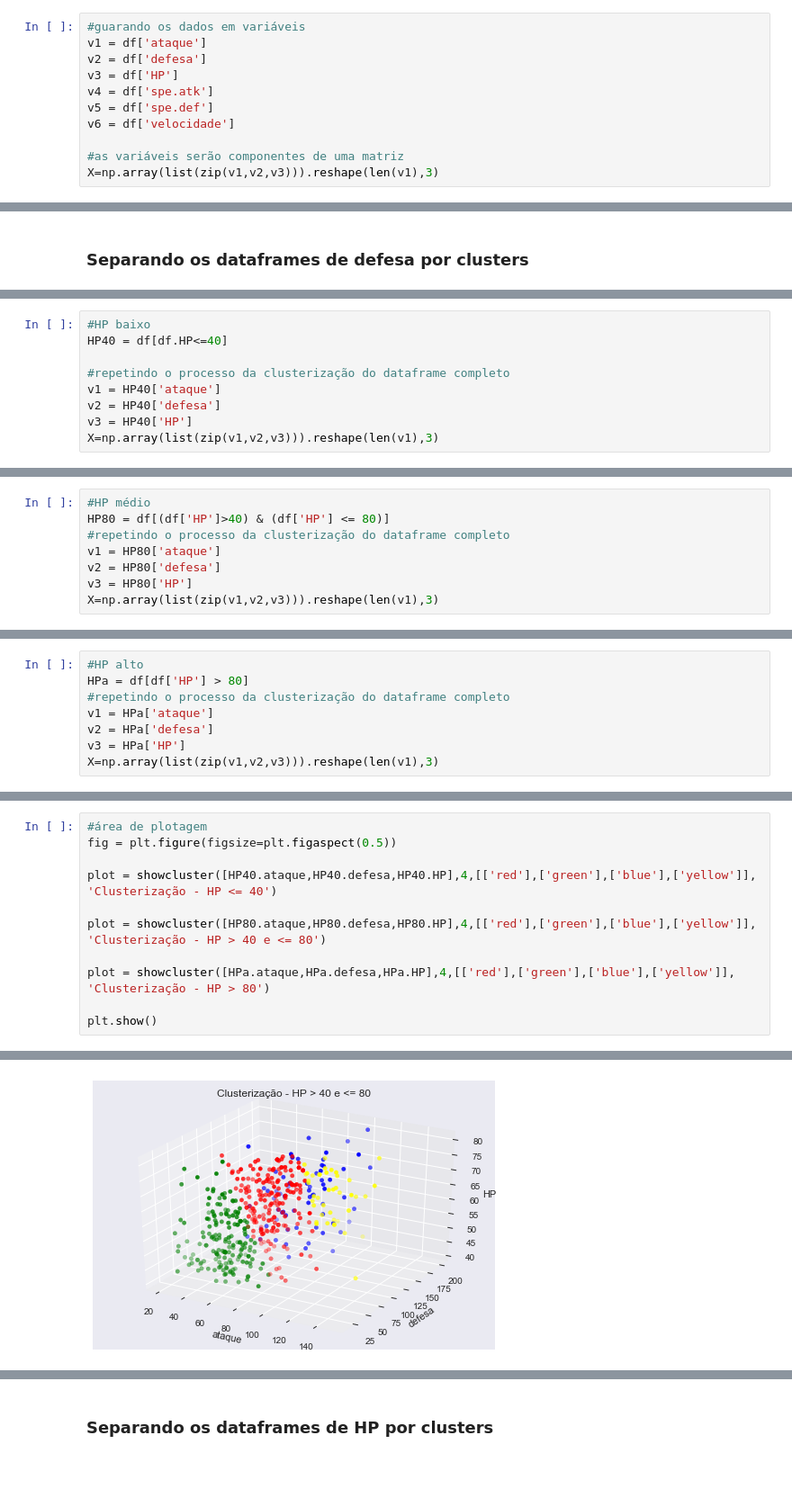
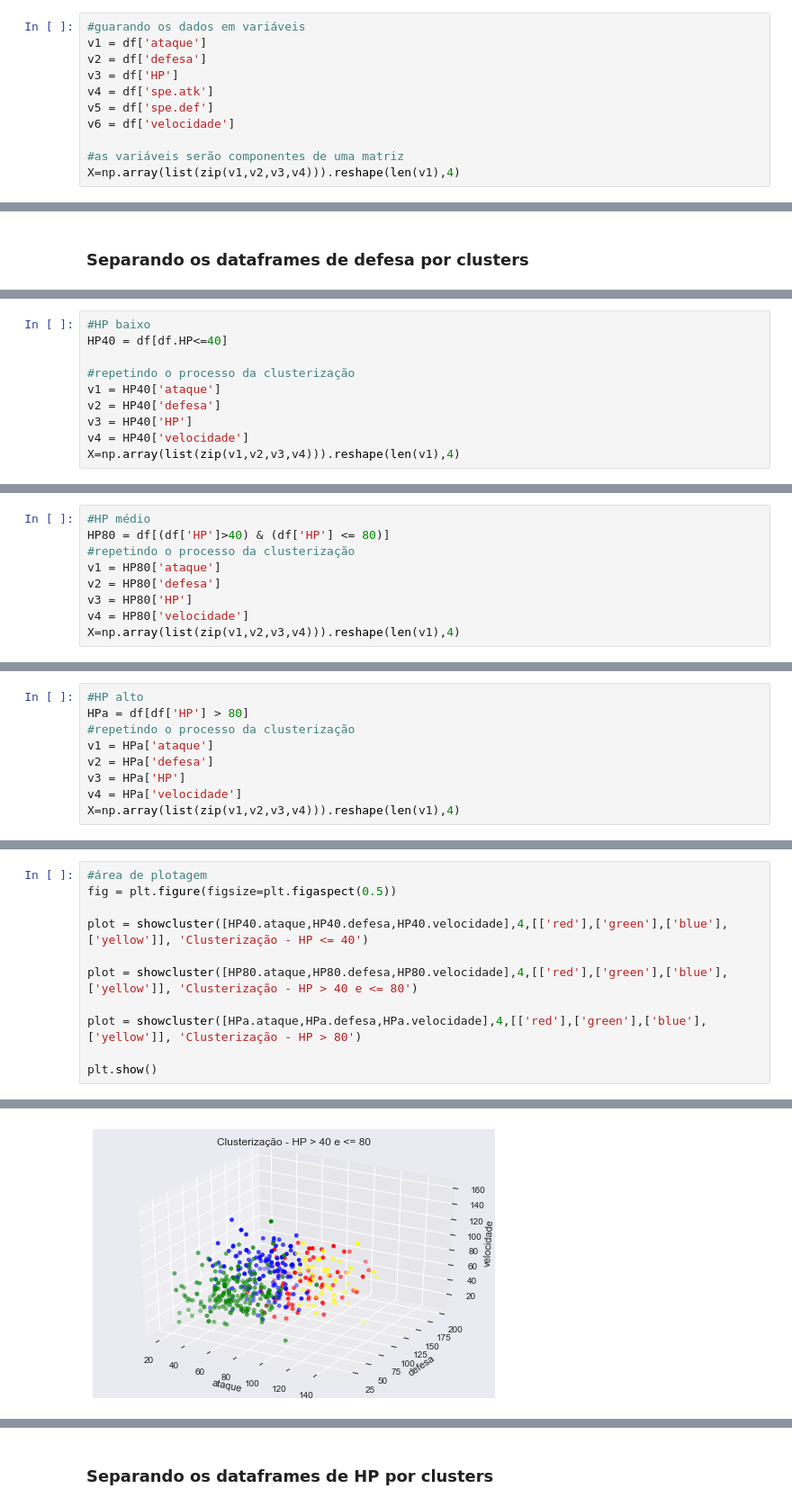
Before and after one commit to brunoartc/CD_3, a Jupyter notebook: Projeto3 - Clusterização de Pokemóns.ipynb, the cells around one changed output, grey strips where cells are left out. Shown at 90% size. Cells and saved outputs as stored; diff of their text form; blank space fills up the shorter version.

```diff
--- a/Projeto3 - Clusterização de Pokemóns.ipynb
+++ b/Projeto3 - Clusterização de Pokemóns.ipynb
@@ -112,7 +112,7 @@ v5 = df['spe.def']
 v6 = df['velocidade']
 
 #as variáveis serão componentes de uma matriz
-X=np.array(list(zip(v1,v2,v3))).reshape(len(v1),3)
+X=np.array(list(zip(v1,v2,v3,v4))).reshape(len(v1),4)
 # %%
 #kmeans determina o k ideal
 distortions = []
@@ -454,11 +417,12 @@ df3 = defesaf[defesaf.cluster==3]
 #HP baixo
 HP40 = df[df.HP<=40]
 
-#repetindo o processo da clusterização do dataframe completo
+#repetindo o processo da clusterização
 v1 = HP40['ataque']
 v2 = HP40['defesa']
 v3 = HP40['HP']
-X=np.array(list(zip(v1,v2,v3))).reshape(len(v1),3)
+v4 = HP40['velocidade']
+X=np.array(list(zip(v1,v2,v3,v4))).reshape(len(v1),4)
 # %%
 kmeans = KMeans(n_clusters=4).fit(X)
 y_kmeans = kmeans.predict(X)
@@ -479,11 +436,12 @@ See the caveats in the documentation: http://pandas.pydata.org/pandas-docs/stabl
 # %%
 #HP médio
 HP80 = df[(df['HP']>40) & (df['HP'] <= 80)]
-#repetindo o processo da clusterização do dataframe completo
+#repetindo o processo da clusterização
 v1 = HP80['ataque']
 v2 = HP80['defesa']
 v3 = HP80['HP']
-X=np.array(list(zip(v1,v2,v3))).reshape(len(v1),3)
+v4 = HP80['velocidade']
+X=np.array(list(zip(v1,v2,v3,v4))).reshape(len(v1),4)
 # %%
 kmeans = KMeans(n_clusters=4).fit(X)
 y_kmeans = kmeans.predict(X)
@@ -504,11 +455,12 @@ See the caveats in the documentation: http://pandas.pydata.org/pandas-docs/stabl
 # %%
 #HP alto
 HPa = df[df['HP'] > 80]
-#repetindo o processo da clusterização do dataframe completo
+#repetindo o processo da clusterização
 v1 = HPa['ataque']
 v2 = HPa['defesa']
 v3 = HPa['HP']
-X=np.array(list(zip(v1,v2,v3))).reshape(len(v1),3)
+v4 = HPa['velocidade']
+X=np.array(list(zip(v1,v2,v3,v4))).reshape(len(v1),4)
 # %%
 kmeans = KMeans(n_clusters=4).fit(X)
 y_kmeans = kmeans.predict(X)
@@ -530,11 +475,11 @@ See the caveats in the documentation: http://pandas.pydata.org/pandas-docs/stabl
 #área de plotagem
 fig = plt.figure(figsize=plt.figaspect(0.5))
 
-plot = showcluster([HP40.ataque,HP40.defesa,HP40.HP],4,[['red'],['green'],['blue'],['yellow']], 'Clusterização - HP <= 40')
+plot = showcluster([HP40.ataque,HP40.defesa,HP40.velocidade],4,[['red'],['green'],['blue'],['yellow']], 'Clusterização - HP <= 40')
 
-plot = showcluster([HP80.ataque,HP80.defesa,HP80.HP],4,[['red'],['green'],['blue'],['yellow']], 'Clusterização - HP > 40 e <= 80')
+plot = showcluster([HP80.ataque,HP80.defesa,HP80.velocidade],4,[['red'],['green'],['blue'],['yellow']], 'Clusterização - HP > 40 e <= 80')
 
-plot = showcluster([HPa.ataque,HPa.defesa,HPa.HP],4,[['red'],['green'],['blue'],['yellow']], 'Clusterização - HP > 80')
+plot = showcluster([HPa.ataque,HPa.defesa,HPa.velocidade],4,[['red'],['green'],['blue'],['yellow']], 'Clusterização - HP > 80')
 
 plt.show()
 # %% [output]
@@ -543 +488 @@ plt.show()
-[figure, old version]
+[figure, new version]
```
Also changed, not shown: parts of 58 cells of this notebook.
